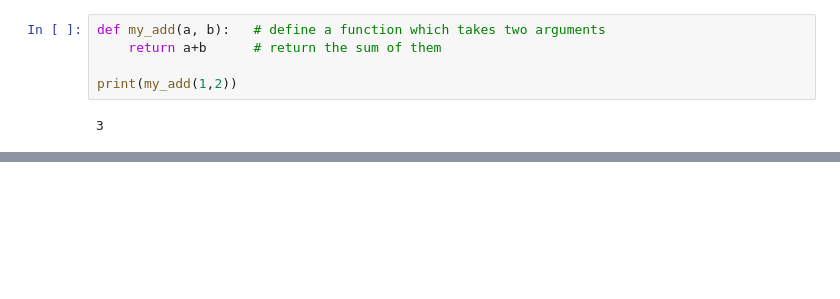
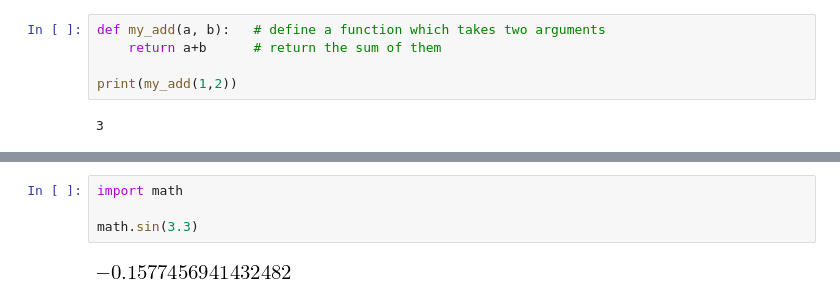
Before and after one commit to toastedcrumpets/CCP5_Python_examples, a Jupyter notebook: 01-Introduction.ipynb, the cells around one changed output, grey strips where cells are left out. Saved outputs shown, nothing was run; the diff lists cells and outputs as text; blank space fills up the shorter version.

```diff
--- a/01-Introduction.ipynb
+++ b/01-Introduction.ipynb
@@ -310,0 +378,6 @@ Quite a lot in that one, but it should mostly be self explanatory
+# %%
+import math
+
+math.sin(3.3)
+# %% [output]
+[figure, added]
```
Also changed, not shown: parts of 43 cells of this notebook, 2 other files.
